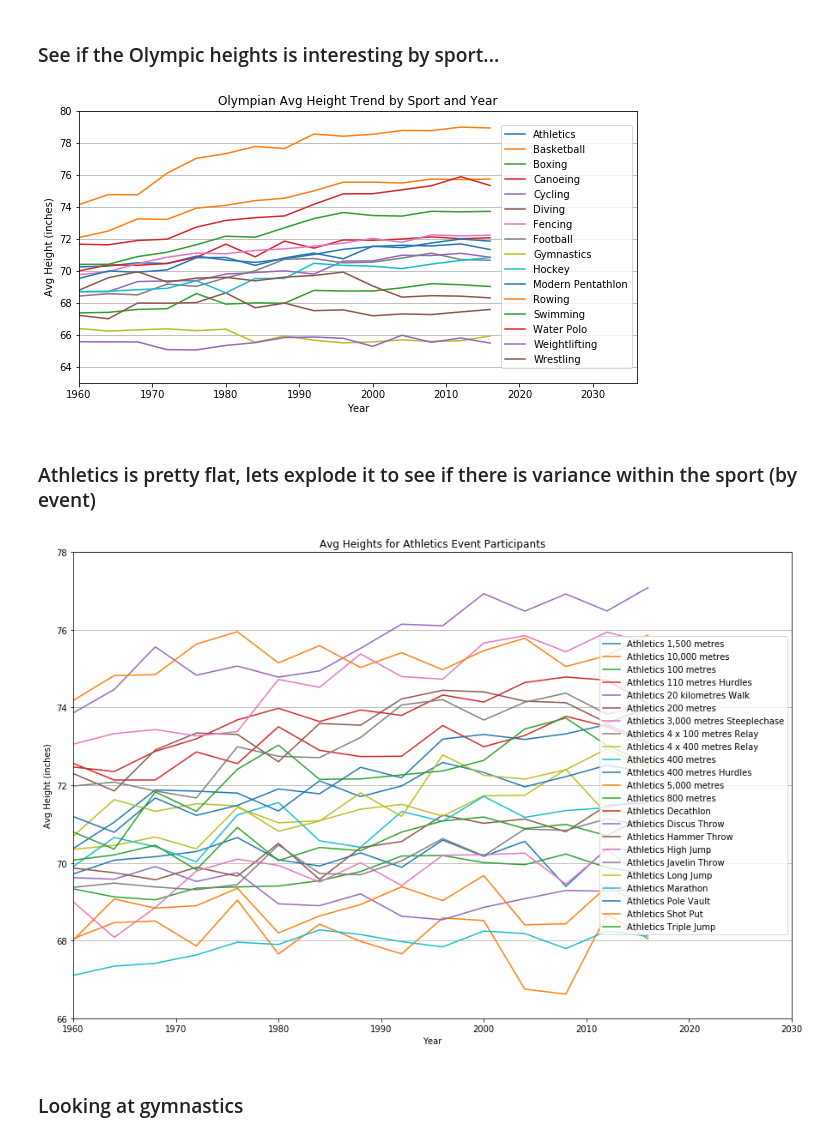
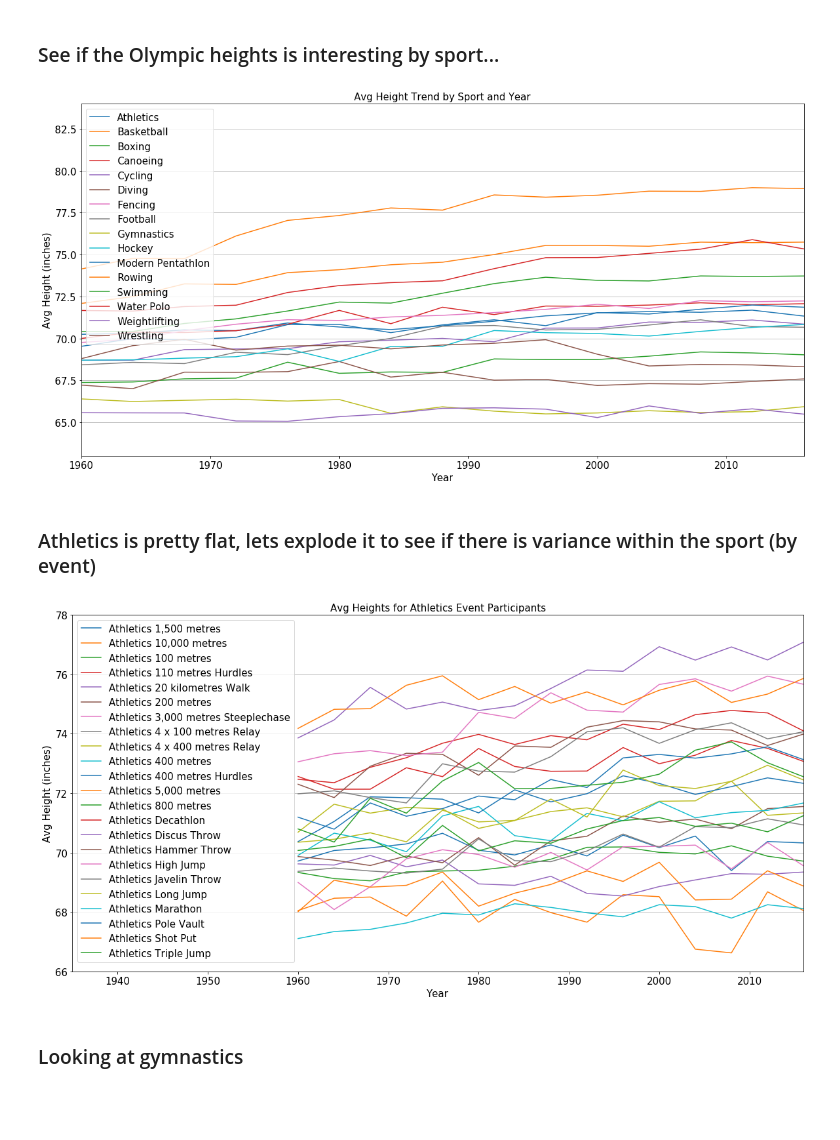
Before and after one commit to dowripple/ProjectOneRepo_JeremyKasieMichael, a Jupyter notebook: notebooks/OlympicHeights_Analysis.ipynb, the cells around one changed output. Saved outputs shown, nothing was run; the diff lists cells and outputs as text; code cells hidden in the pictures; blank space fills up the shorter version.

Commit message:
more charts

```diff
--- a/notebooks/OlympicHeights_Analysis.ipynb
+++ b/notebooks/OlympicHeights_Analysis.ipynb
@@ -104,41 +105,42 @@ sport_pvt = sport_avg.pivot(index='Year', columns='Sport', values = 'Height').re
 sports = [
     'Athletics',
     'Basketball',
     'Boxing',
     'Canoeing',
     'Cycling',
     'Diving',
     'Fencing',
     'Football',
     'Gymnastics',
     'Hockey',
     'Modern Pentathlon',
     'Rowing',
     'Swimming',
     'Water Polo',
     'Weightlifting',
     'Wrestling'
 ]
 
 # plot (probably a better way to do this...)
 sport_chart = sport_pvt.plot(
     x = 'Year',
     y = sports,
-    figsize=(10,5),
-    title='Olympian Avg Height Trend by Sport and Year',
-    ylim = (63,80),
-    xlim = (1960, 2036)
+    figsize=(20,10),
+    fontsize=15,
+    ylim = (63,84),
+    xlim = (1960, 2016)
 )
 
 # add axis labels
-sport_chart.set_xlabel("Year")
-sport_chart.set_ylabel('Avg Height (inches)')
+sport_chart.set_xlabel("Year", fontsize=15)
+sport_chart.set_ylabel('Avg Height (inches)', fontsize=15)
 sport_chart.yaxis.grid(True)
-sport_chart.legend(loc='right')
+sport_chart.legend(loc='best',fontsize=15)
+sport_chart.set_title('Avg Height Trend by Sport and Year', fontdict={'fontsize': 15, 'fontweight': 'medium'})
 
 sport_chart.get_figure().savefig('..\images\sports.pdf')
 # %% [output]
-[figure, old version]
+[figure, new version]
 # %% [markdown]
 
 ### Athletics is pretty flat, lets explode it to see if there is variance within the sport (by event)
@@ -164,20 +166,21 @@ for columnName, columnValues in athletics_pivot.iteritems():
 athletic_chart = athletics_pivot.plot(
     x='Year',
     y = columns,
-    figsize=(15,10),
-    title='Avg Heights for Athletics Event Participants',
+    figsize=(20,10),
+    fontsize=15,
     ylim = (66,78),
-    xlim = (1960, 2030)
+    xlim = (1935, 2016)
 )
 
-athletic_chart.set_xlabel("Year")
-athletic_chart.set_ylabel('Avg Height (inches)')
+athletic_chart.set_xlabel("Year", fontsize=15)
+athletic_chart.set_ylabel('Avg Height (inches)', fontsize = 15)
 athletic_chart.yaxis.grid(True)
-athletic_chart.legend(loc='right')
+athletic_chart.legend(loc='best',fontsize=15)
+athletic_chart.set_title('Avg Heights for Athletics Event Participants',fontdict={'fontsize': 15, 'fontweight': 'medium'})
 
 athletic_chart.get_figure().savefig('..\images\\athletics.png')
 # %% [output]
-[figure, old version]
+[figure, new version]
 # %% [markdown]
 ### Looking at gymnastics
 # %%
```
Also changed, not shown: parts of 5 cells of this notebook, 5 other files.
